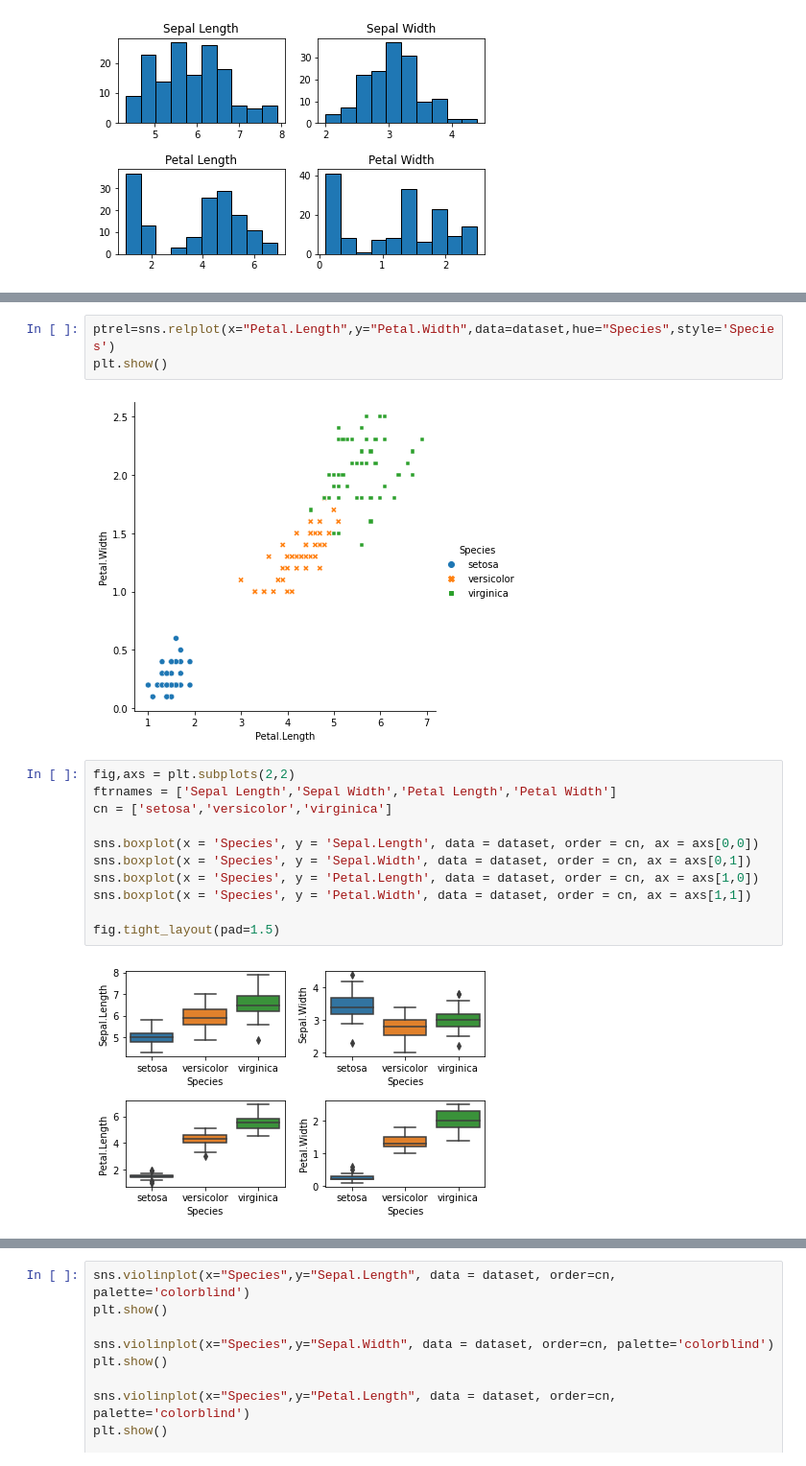
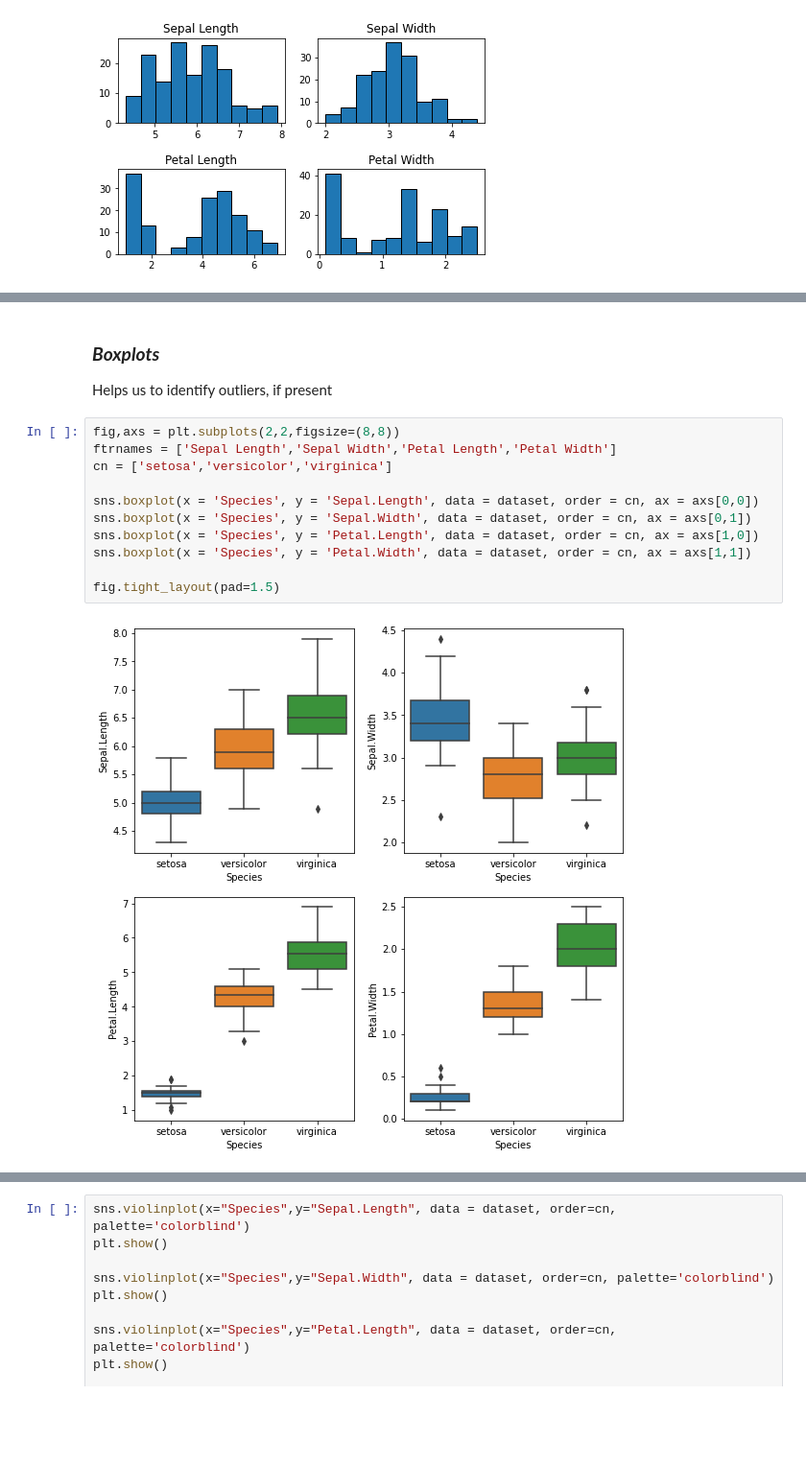
Before and after one commit to XaviPat01/ML-Models, a Jupyter notebook: Major Project 1/Major_Project_1.ipynb, the cells around one changed output, grey strips where cells are left out. Shown: that part at 96% size. Saved outputs shown, nothing was run; the diff lists cells and outputs as text; blank space fills up the shorter version.

```diff
--- a/Major Project 1/Major_Project_1.ipynb
+++ b/Major Project 1/Major_Project_1.ipynb
@@ -119,19 +131,17 @@ plt.show()
-# %%
-ptrel=sns.relplot(x="Petal.Length",y="Petal.Width",data=dataset,hue="Species",style='Species')
-plt.show()
-# %% [output]
-[figure, removed]
+# %% [markdown]
+### ***Boxplots***
+Helps us to identify outliers, if present
 # %%
-fig,axs = plt.subplots(2,2)
+fig,axs = plt.subplots(2,2,figsize=(8,8))
 ftrnames = ['Sepal Length','Sepal Width','Petal Length','Petal Width']
 cn = ['setosa','versicolor','virginica']
 
 sns.boxplot(x = 'Species', y = 'Sepal.Length', data = dataset, order = cn, ax = axs[0,0])
 sns.boxplot(x = 'Species', y = 'Sepal.Width', data = dataset, order = cn, ax = axs[0,1])
 sns.boxplot(x = 'Species', y = 'Petal.Length', data = dataset, order = cn, ax = axs[1,0])
 sns.boxplot(x = 'Species', y = 'Petal.Width', data = dataset, order = cn, ax = axs[1,1])
 
 fig.tight_layout(pad=1.5)
 # %% [output]
-[figure, old version]
+[figure, new version]
 # %% [markdown]
```
Also changed, not shown: parts of 41 cells of this notebook.
